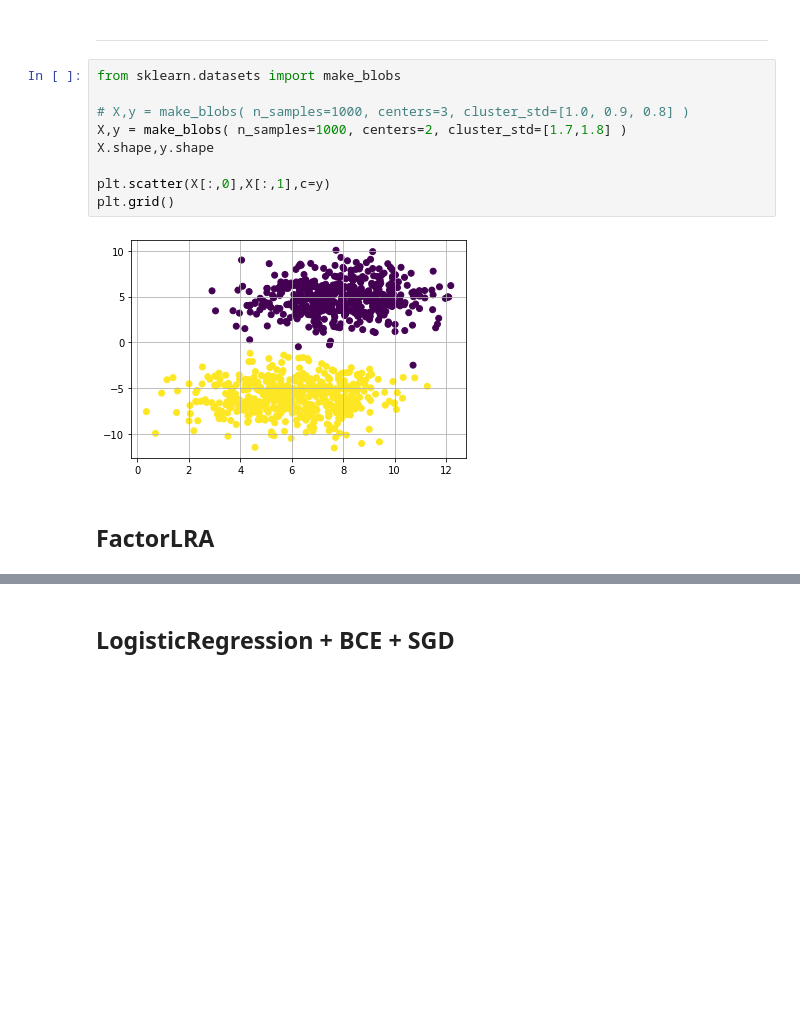
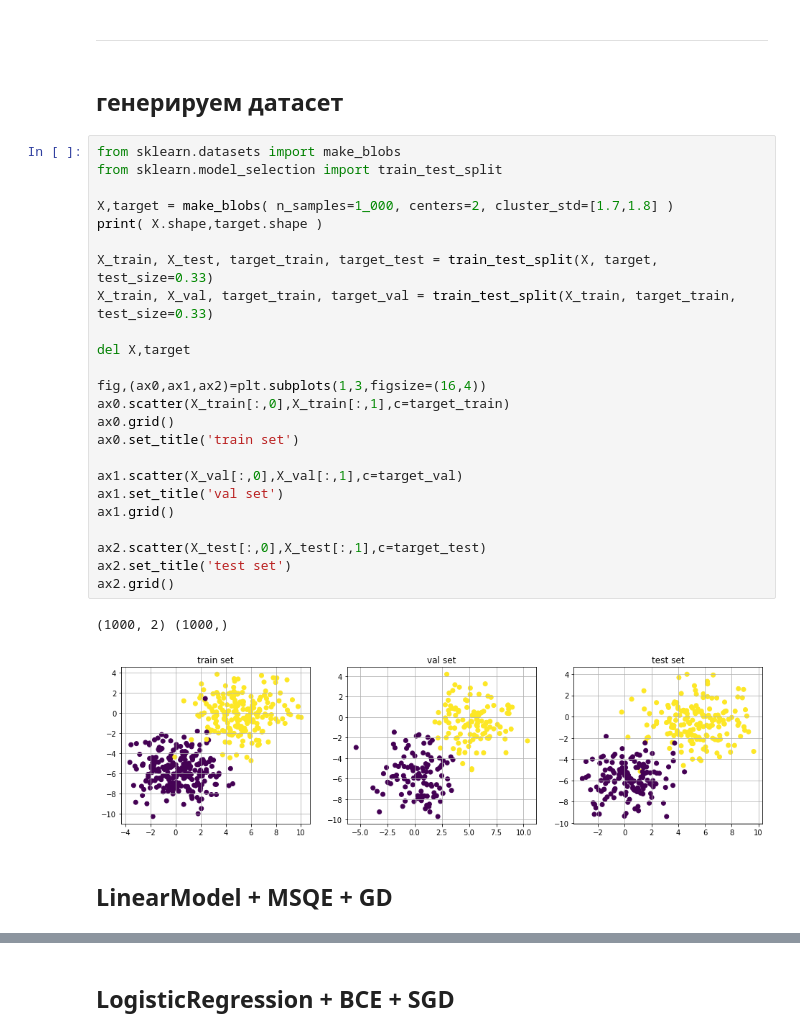
Before and after one commit to mechanoid5/ml_lib, a Jupyter notebook: classifier.ipynb, the cells around one changed output, grey strips where cells are left out. Saved outputs shown, nothing was run; the diff lists cells and outputs as text; blank space fills up the shorter version.

```diff
--- a/classifier.ipynb
+++ b/classifier.ipynb
@@ -25,16 +22,34 @@ import matplotlib.pyplot as plt
 # pd.options.display.float_format = '{:,.2f}'.format
 # %% [markdown]
 ---
-# %%
-from sklearn.datasets import make_blobs
-
-# X,y = make_blobs( n_samples=1000, centers=3, cluster_std=[1.0, 0.9, 0.8] )
-X,y = make_blobs( n_samples=1000, centers=2, cluster_std=[1.7,1.8] )
-X.shape,y.shape
-
-plt.scatter(X[:,0],X[:,1],c=y)
-plt.grid()
-# %% [output]
-[figure, removed]
-# %% [markdown]
-## FactorLRA
+# %% [markdown]
+## генерируем датасет
+# %%
+from sklearn.datasets import make_blobs
+from sklearn.model_selection import train_test_split
+
+X,target = make_blobs( n_samples=1_000, centers=2, cluster_std=[1.7,1.8] )
+print( X.shape,target.shape )
+
+X_train, X_test, target_train, target_test = train_test_split(X, target, test_size=0.33)
+X_train, X_val, target_train, target_val = train_test_split(X_train, target_train, test_size=0.33)
+
+del X,target
+
+fig,(ax0,ax1,ax2)=plt.subplots(1,3,figsize=(16,4))
+ax0.scatter(X_train[:,0],X_train[:,1],c=target_train)
+ax0.grid()
+ax0.set_title('train set')
+
+ax1.scatter(X_val[:,0],X_val[:,1],c=target_val)
+ax1.set_title('val set')
+ax1.grid()
+
+ax2.scatter(X_test[:,0],X_test[:,1],c=target_test)
+ax2.set_title('test set')
+ax2.grid()
+# %% [output]
+(1000, 2) (1000,)
+[figure, added]
+# %% [markdown]
+## LinearModel  + MSQE + GD
```
Also changed, not shown: parts of 29 cells of this notebook, 5 other files.
